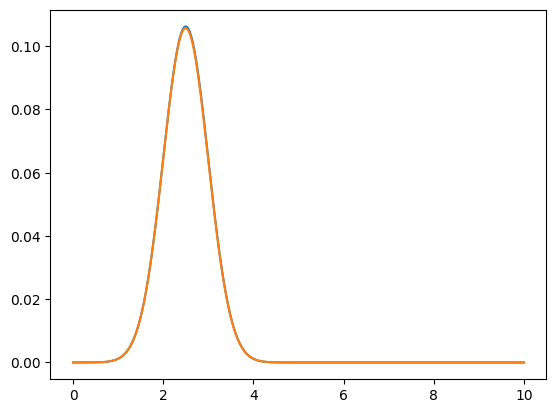
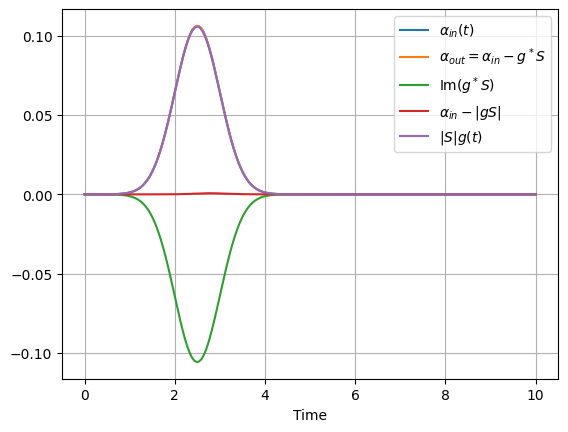
The notebook cell's code change between the first figure and the second:
--- before
+++ after
@@ -1,5 +1,14 @@
-#plt.plot(time, alpha - abs(S)*(np.conjugate(g_vals_smoothed)), label=r'$\alpha-|gS|$')
-#plt.plot(time, np.conjugate(g_vals_smoothed), label=r'$g^*$')
+# Should match (magnitudes), which is close 
+plt.plot(time, alpha, label=r'$\alpha_{in}(t)$')
+plt.plot(time, abs(S)*g_vals, label=r'$|S|g(t)$') 
 
-plt.plot(time, alpha)
-plt.plot(time, abs(S)*g_vals, label=r'$|S|g(t)$')
+# alpha_out = alpha_in - |gS|: around 0
+plt.plot(time, alpha - abs(S)*(np.conjugate(g_vals_smoothed)), label=r'$\alpha_{in}-|gS|$')
+
+#plt.plot(np.real(np.conjugate(g_vals)*S), label=r'$\mathrm{Re}(g^*S)$')
+plt.plot(time,np.imag(np.conjugate(g_vals)*S), label=r'$\mathrm{Im}(g^*S)$')
+
+# alpha_out actual (not looking right)
+alpha_out = alpha - np.conjugate(g_vals_smoothed)*S
+plt.plot(time,alpha_out, label=r'$\alpha_{out}=\alpha_{in}-g^* S$')
+plt.legend(); plt.grid(); plt.xlabel('Time')

Commit: Working three level system free space